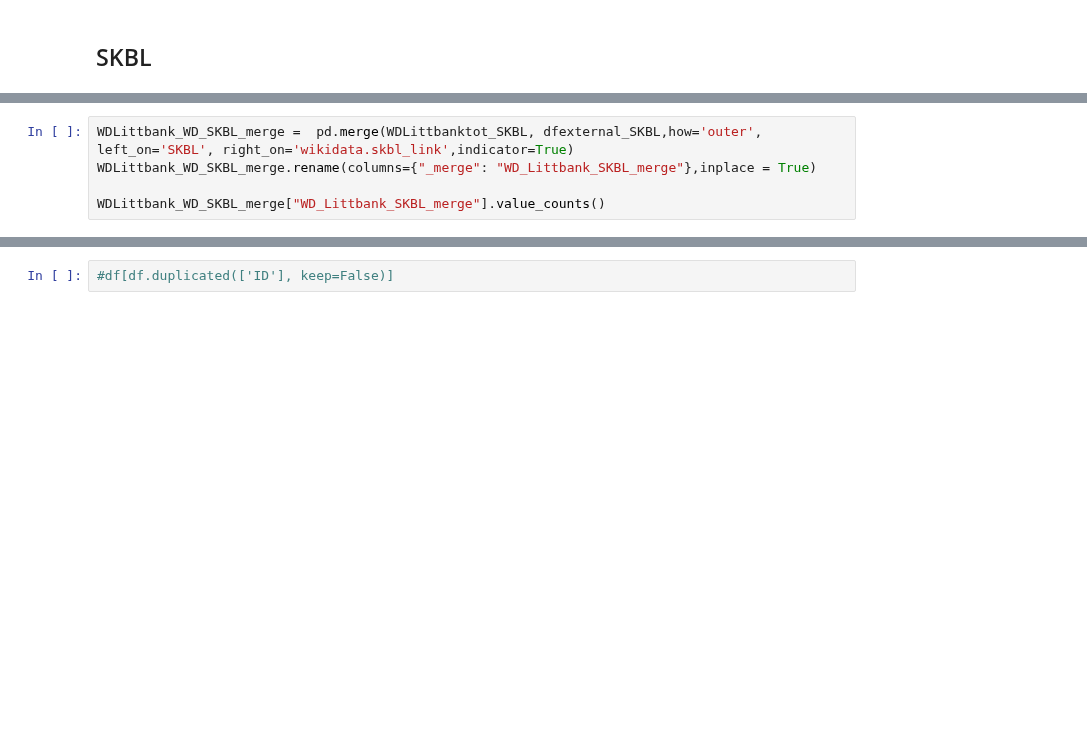
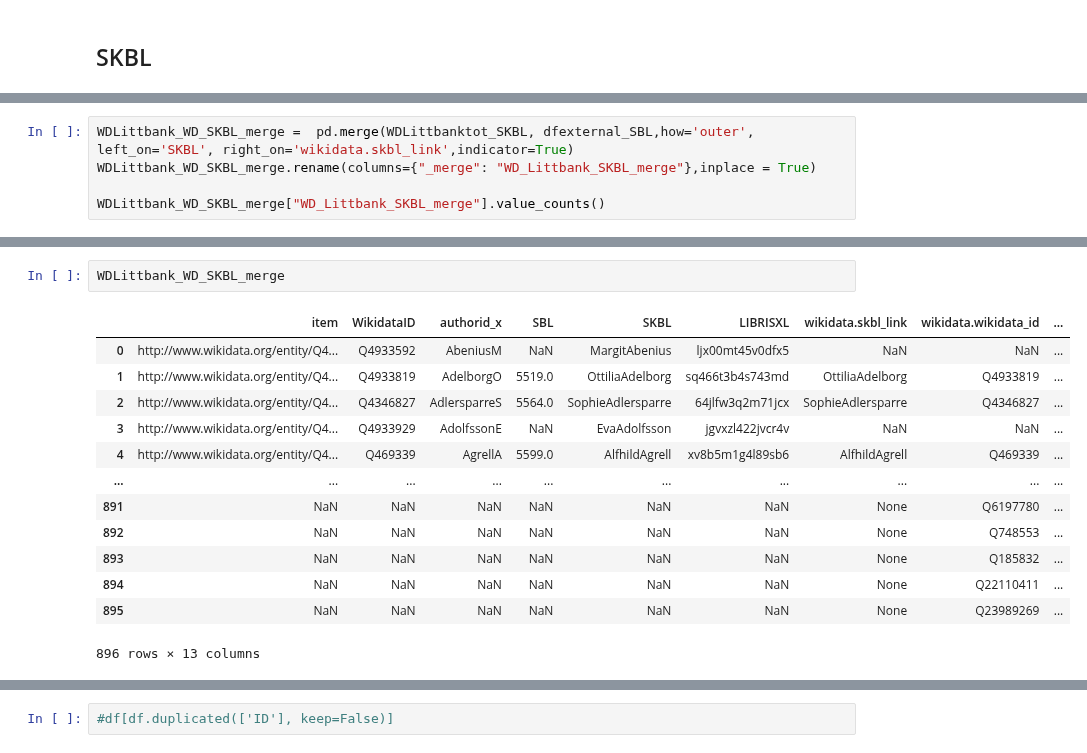
Before and after one commit to salgo60/spa2Commons, a Jupyter notebook: Notebook/Litteraturbanken - samma som.ipynb, the cells around one changed output, grey strips where cells are left out. Drawn from its saved outputs; the diff is of its cells as text; blank space fills up the shorter version.

```diff
--- a/Notebook/Litteraturbanken - samma som.ipynb
+++ b/Notebook/Litteraturbanken - samma som.ipynb
@@ -396,7 +354,7 @@ Data columns (total 6 columns):
 dtypes: float64(1), object(5)
 memory usage: 8.8+ KB
 # %%
-WDLittbank_WD_SKBL_merge =  pd.merge(WDLittbanktot_SKBL, dfexternal_SKBL,how='outer', left_on='SKBL', right_on='wikidata.skbl_link',indicator=True)
+WDLittbank_WD_SKBL_merge =  pd.merge(WDLittbanktot_SKBL, dfexternal_SBL,how='outer', left_on='SKBL', right_on='wikidata.skbl_link',indicator=True)
 WDLittbank_WD_SKBL_merge.rename(columns={"_merge": "WD_Littbank_SKBL_merge"},inplace = True)
 
 WDLittbank_WD_SKBL_merge["WD_Littbank_SKBL_merge"].value_counts()
@@ -416,3 +389,19 @@ WDLittbank_WD_SKBL_merge[WDLittbank_WD_SKBL_merge["WD_Littbank_SKBL_merge"]!="bo
+# %%
+WDLittbank_WD_SKBL_merge
+# %% [output]
+|  | item | WikidataID | authorid_x | SBL | SKBL | LIBRISXL | wikidata.skbl_link | wikidata.wikidata_id | ... |
+| 0 | http://www.wikidata.org/entity/Q4... | Q4933592 | AbeniusM | NaN | MargitAbenius | ljx00mt45v0dfx5 | NaN | NaN | ... |
+| 1 | http://www.wikidata.org/entity/Q4... | Q4933819 | AdelborgO | 5519.0 | OttiliaAdelborg | sq466t3b4s743md | OttiliaAdelborg | Q4933819 | ... |
+| 2 | http://www.wikidata.org/entity/Q4... | Q4346827 | AdlersparreS | 5564.0 | SophieAdlersparre | 64jlfw3q2m71jcx | SophieAdlersparre | Q4346827 | ... |
+| 3 | http://www.wikidata.org/entity/Q4... | Q4933929 | AdolfssonE | NaN | EvaAdolfsson | jgvxzl422jvcr4v | NaN | NaN | ... |
+| 4 | http://www.wikidata.org/entity/Q4... | Q469339 | AgrellA | 5599.0 | AlfhildAgrell | xv8b5m1g4l89sb6 | AlfhildAgrell | Q469339 | ... |
+| ... | ... | ... | ... | ... | ... | ... | ... | ... | ... |
+| 891 | NaN | NaN | NaN | NaN | NaN | NaN | None | Q6197780 | ... |
+| 892 | NaN | NaN | NaN | NaN | NaN | NaN | None | Q748553 | ... |
+| 893 | NaN | NaN | NaN | NaN | NaN | NaN | None | Q185832 | ... |
+| 894 | NaN | NaN | NaN | NaN | NaN | NaN | None | Q22110411 | ... |
+| 895 | NaN | NaN | NaN | NaN | NaN | NaN | None | Q23989269 | ... |
+896 rows × 13 columns
 # %%
 print("|",start_time.strftime("%Y%m%d"),"|",dfShow["authorid"].nunique(),
      "|",dfShow["wikidata.wikidata_id"].nunique(),
```
Also changed, not shown: parts of 37 cells of this notebook.
